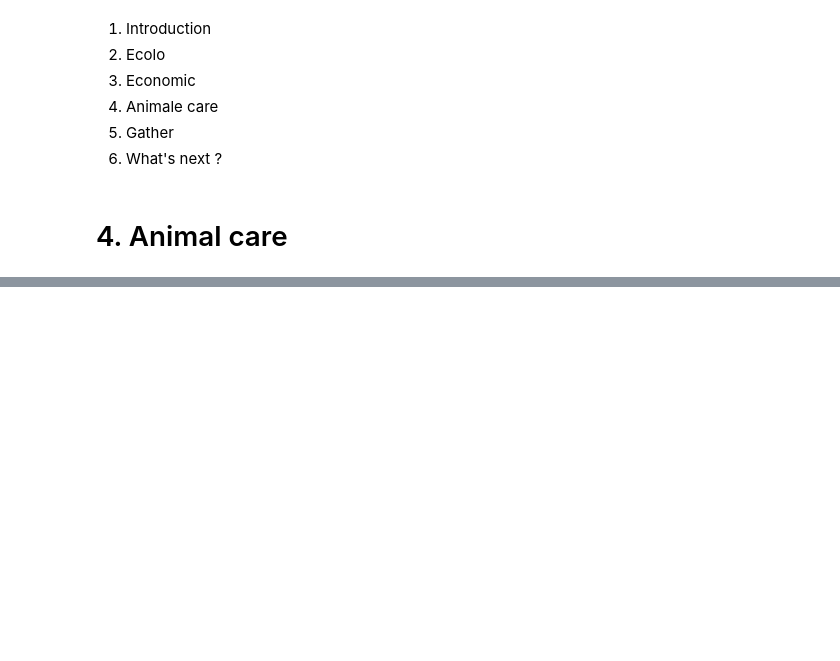
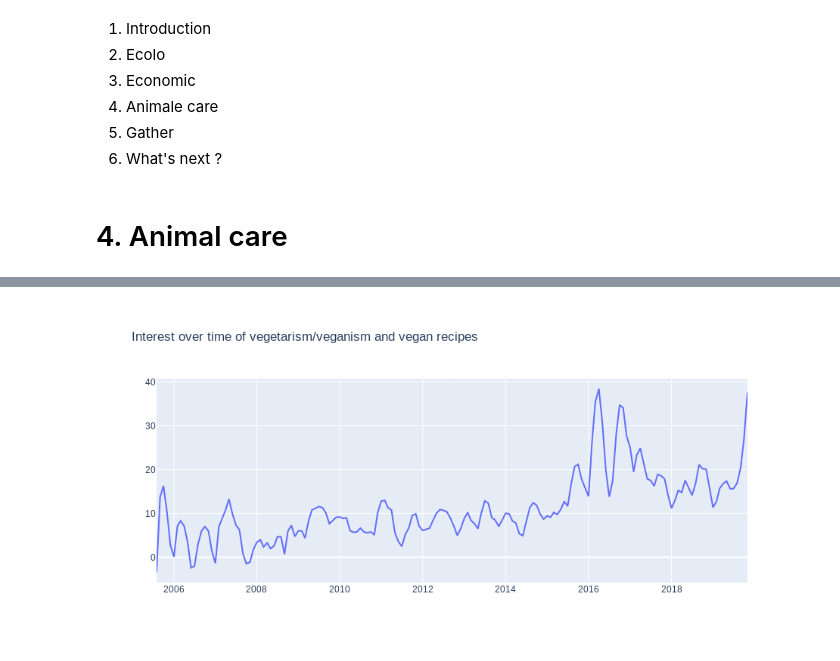
Before and after one commit to ElCabrino/ADA-Project-1, a Jupyter notebook: master.ipynb, the cells around one changed output, grey strips where cells are left out. Drawn from its saved outputs; the diff is of its cells as text; code cells hidden in the pictures; blank space fills up the shorter version.

```diff
--- a/master.ipynb
+++ b/master.ipynb
@@ -70,0 +78,4 @@ Can we see some similar comportements in those interests? We will now try to reg
+# %%
+plot_lines(df_meat_substitute[['FR']], 7, "Interest over time of vegetarism/veganism and vegan recipes")
+# %% [output]
+[figure, added]
```
Also changed, not shown: parts of 11 cells of this notebook.
